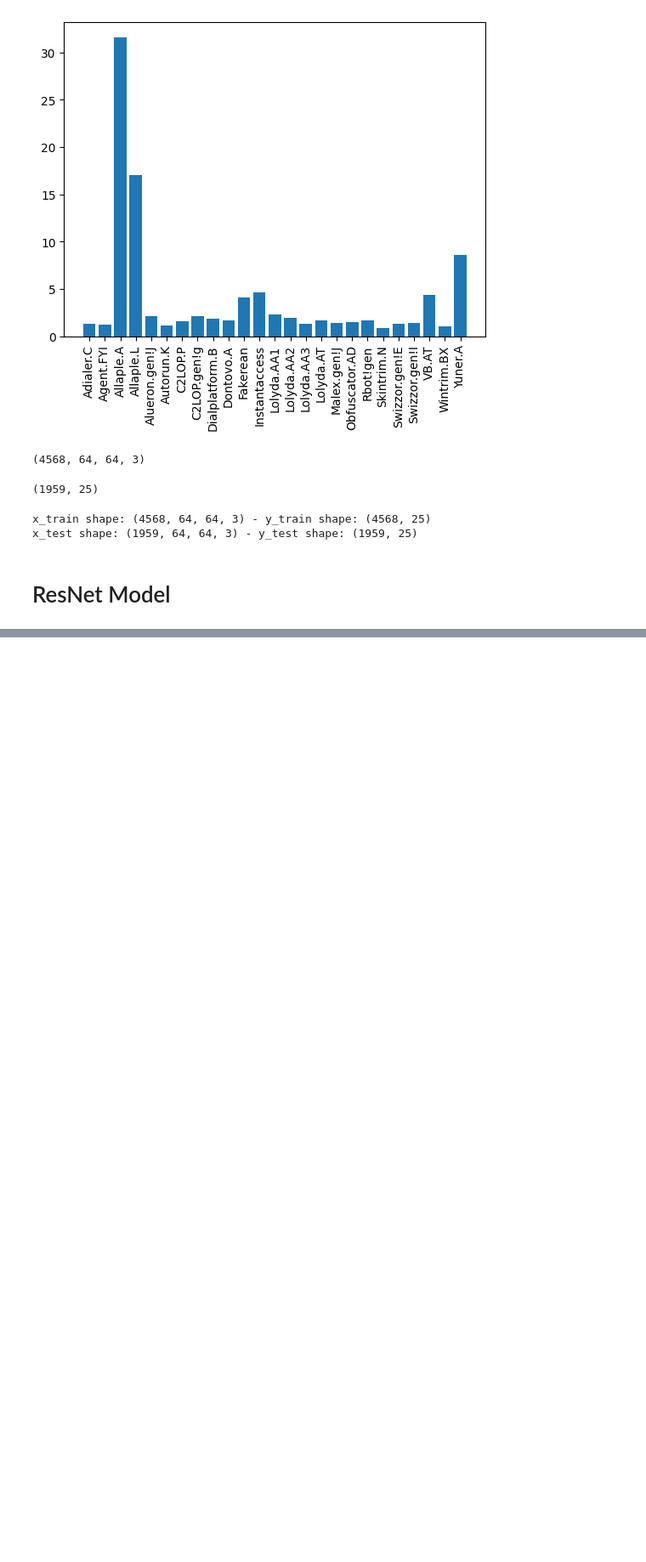
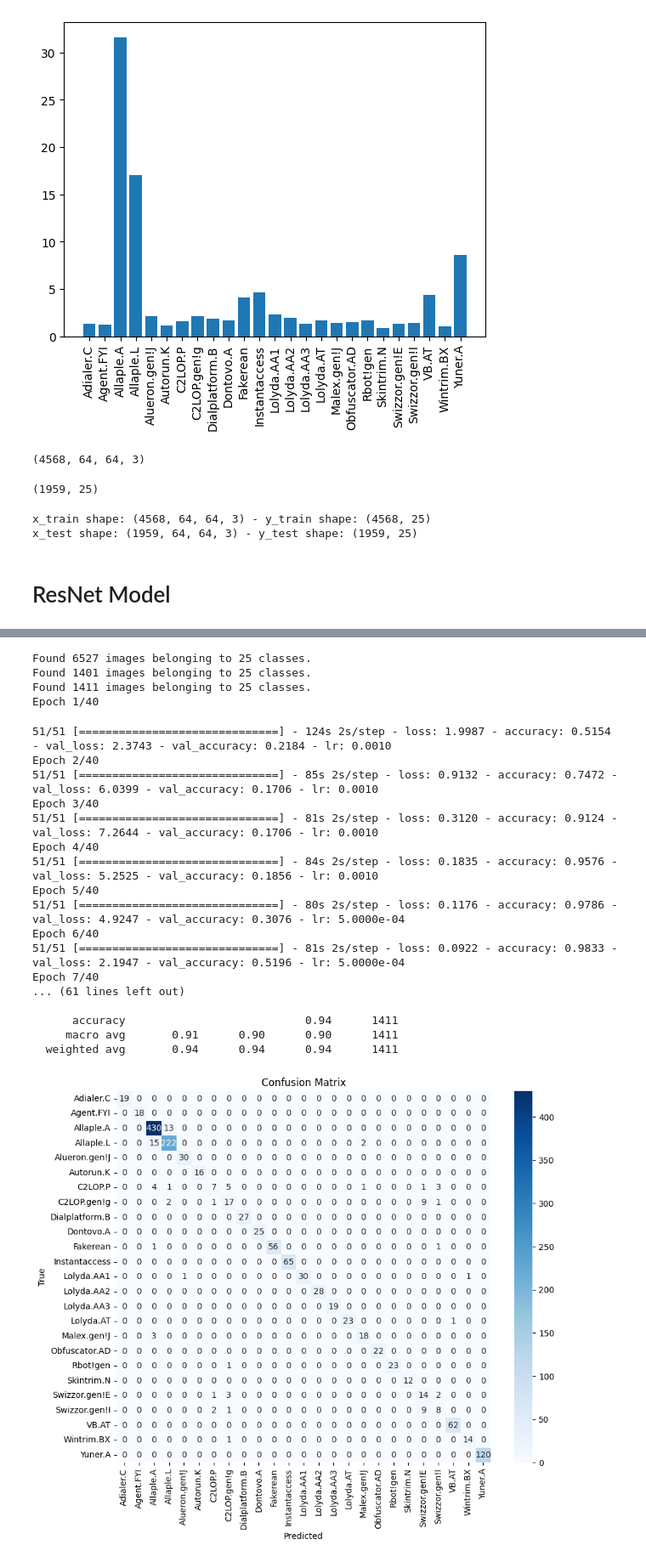
Before and after one commit to PecoraroAnthony/MALIMG-ResNet-vs-DenseNet, a Jupyter notebook: resnet_malimg.ipynb, the cells around one changed output, grey strips where cells are left out. Shown at 85% size. Drawn from its saved outputs; the diff is of its cells as text; code cells hidden in the pictures; blank space fills up the shorter version.

```diff
--- a/resnet_malimg.ipynb
+++ b/resnet_malimg.ipynb
@@ -358,0 +290,32 @@ agg_df
+# %%
+model_name = 'resnet101'
+model, preprocess = get_model(model_name, pretrained=False)
+train_gen, val_gen, test_gen = get_data_generators(
+    'malimg_dataset/train', 'malimg_dataset/val', 'malimg_dataset/test',
+    preprocess_input=preprocess
+)
+history = train_model(model, train_gen, val_gen, model_name=model_name)
+evaluate_model(model, test_gen, class_names=list(train_gen.class_indices.keys()))
+# %% [output]
+Found 6527 images belonging to 25 classes.
+Found 1401 images belonging to 25 classes.
+Found 1411 images belonging to 25 classes.
+Epoch 1/40
+51/51 [==============================] - 124s 2s/step - loss: 1.9987 - accuracy: 0.5154 - val_loss: 2.3743 - val_accuracy: 0.2184 - lr: 0.0010
+Epoch 2/40
+51/51 [==============================] - 85s 2s/step - loss: 0.9132 - accuracy: 0.7472 - val_loss: 6.0399 - val_accuracy: 0.1706 - lr: 0.0010
+Epoch 3/40
+51/51 [==============================] - 81s 2s/step - loss: 0.3120 - accuracy: 0.9124 - val_loss: 7.2644 - val_accuracy: 0.1706 - lr: 0.0010
+Epoch 4/40
+51/51 [==============================] - 84s 2s/step - loss: 0.1835 - accuracy: 0.9576 - val_loss: 5.2525 - val_accuracy: 0.1856 - lr: 0.0010
+Epoch 5/40
+51/51 [==============================] - 80s 2s/step - loss: 0.1176 - accuracy: 0.9786 - val_loss: 4.9247 - val_accuracy: 0.3076 - lr: 5.0000e-04
+Epoch 6/40
+51/51 [==============================] - 81s 2s/step - loss: 0.0922 - accuracy: 0.9833 - val_loss: 2.1947 - val_accuracy: 0.5196 - lr: 5.0000e-04
+Epoch 7/40
+... (61 lines left out)
+
+      accuracy                           0.94      1411
+     macro avg       0.91      0.90      0.90      1411
+  weighted avg       0.94      0.94      0.94      1411
+[figure, added]
```
Also changed, not shown: parts of 24 cells of this notebook, 1 other file.
